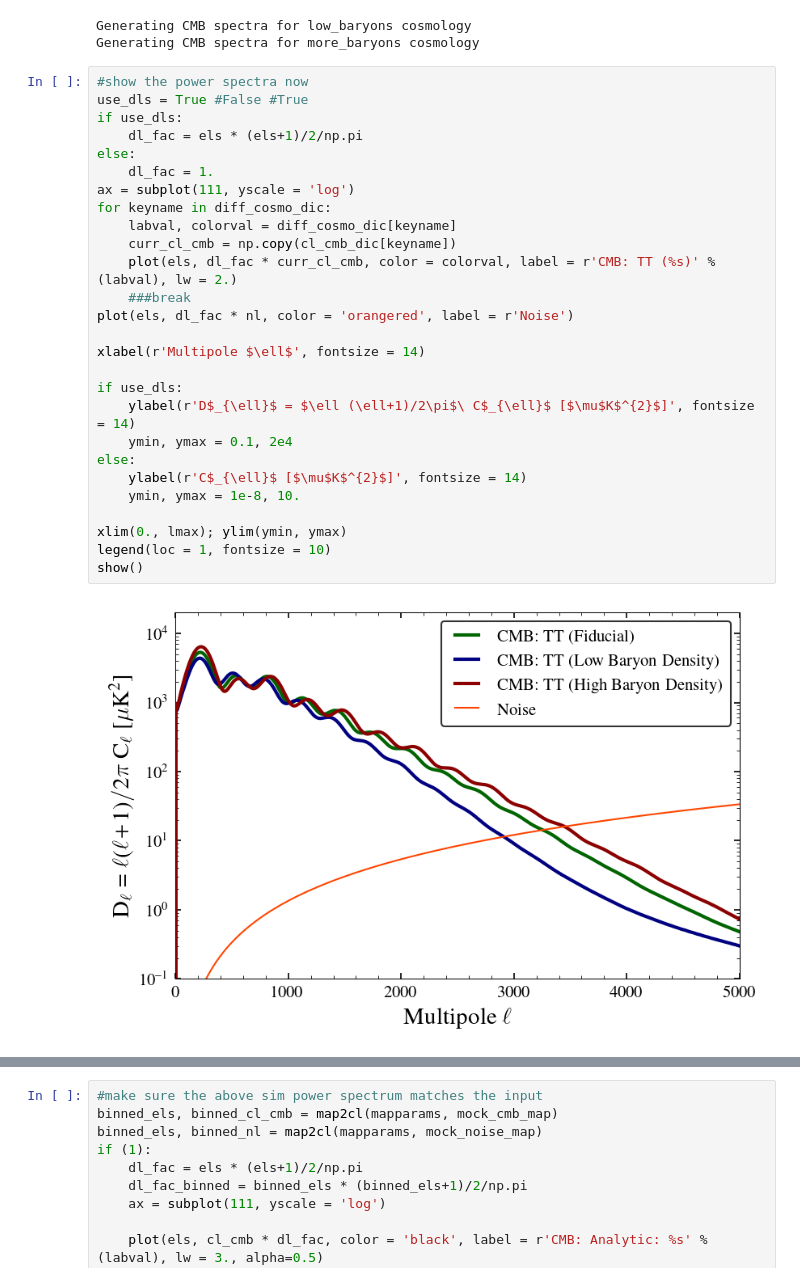
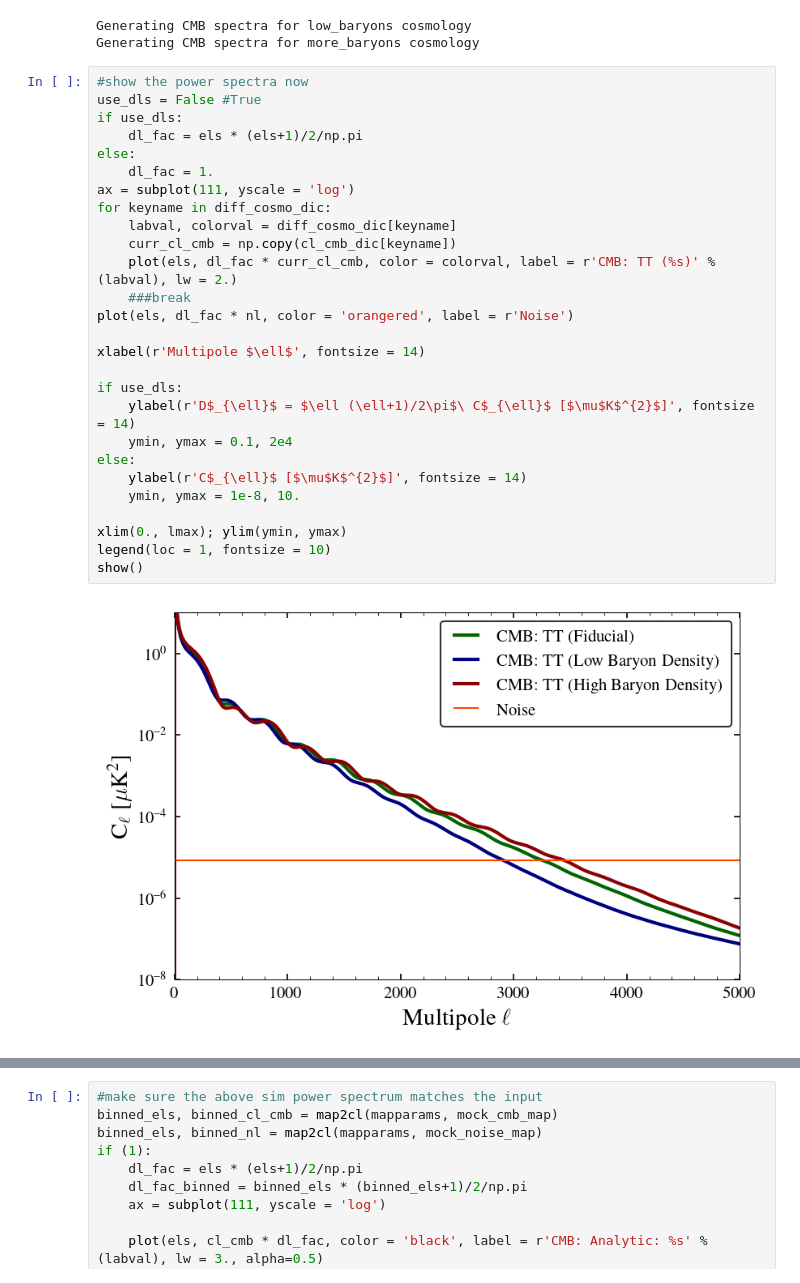
Before and after one commit to sriniraghunathan/cosmology_school, a Jupyter notebook: make_mock_sky.ipynb, the cells around one changed output, grey strips where cells are left out. Drawn from its saved outputs; the diff is of its cells as text.

```diff
--- a/make_mock_sky.ipynb
+++ b/make_mock_sky.ipynb
@@ -250,33 +253,33 @@ Generating CMB spectra for low_baryons cosmology
 Generating CMB spectra for more_baryons cosmology
 # %%
 #show the power spectra now
-use_dls = True #False #True
+use_dls = False #True
 if use_dls:
     dl_fac = els * (els+1)/2/np.pi
 else:
     dl_fac = 1.
 ax = subplot(111, yscale = 'log')
 for keyname in diff_cosmo_dic:
     labval, colorval = diff_cosmo_dic[keyname]
     curr_cl_cmb = np.copy(cl_cmb_dic[keyname])
     plot(els, dl_fac * curr_cl_cmb, color = colorval, label = r'CMB: TT (%s)' %(labval), lw = 2.)
     ###break
 plot(els, dl_fac * nl, color = 'orangered', label = r'Noise')
 
 xlabel(r'Multipole $\ell$', fontsize = 14)
 
 if use_dls:
     ylabel(r'D$_{\ell}$ = $\ell (\ell+1)/2\pi$\ C$_{\ell}$ [$\mu$K$^{2}$]', fontsize = 14)
     ymin, ymax = 0.1, 2e4
 else:
     ylabel(r'C$_{\ell}$ [$\mu$K$^{2}$]', fontsize = 14)
     ymin, ymax = 1e-8, 10.
 
 xlim(0., lmax); ylim(ymin, ymax)
 legend(loc = 1, fontsize = 10)
 show()
 # %% [output]
-[figure, old version]
+[figure, new version]
 # %%
 #create a Gaussian realisation now using the above power spectrum
 np.random.seed(100)
```
Also changed, not shown: parts of 2 cells of this notebook.
